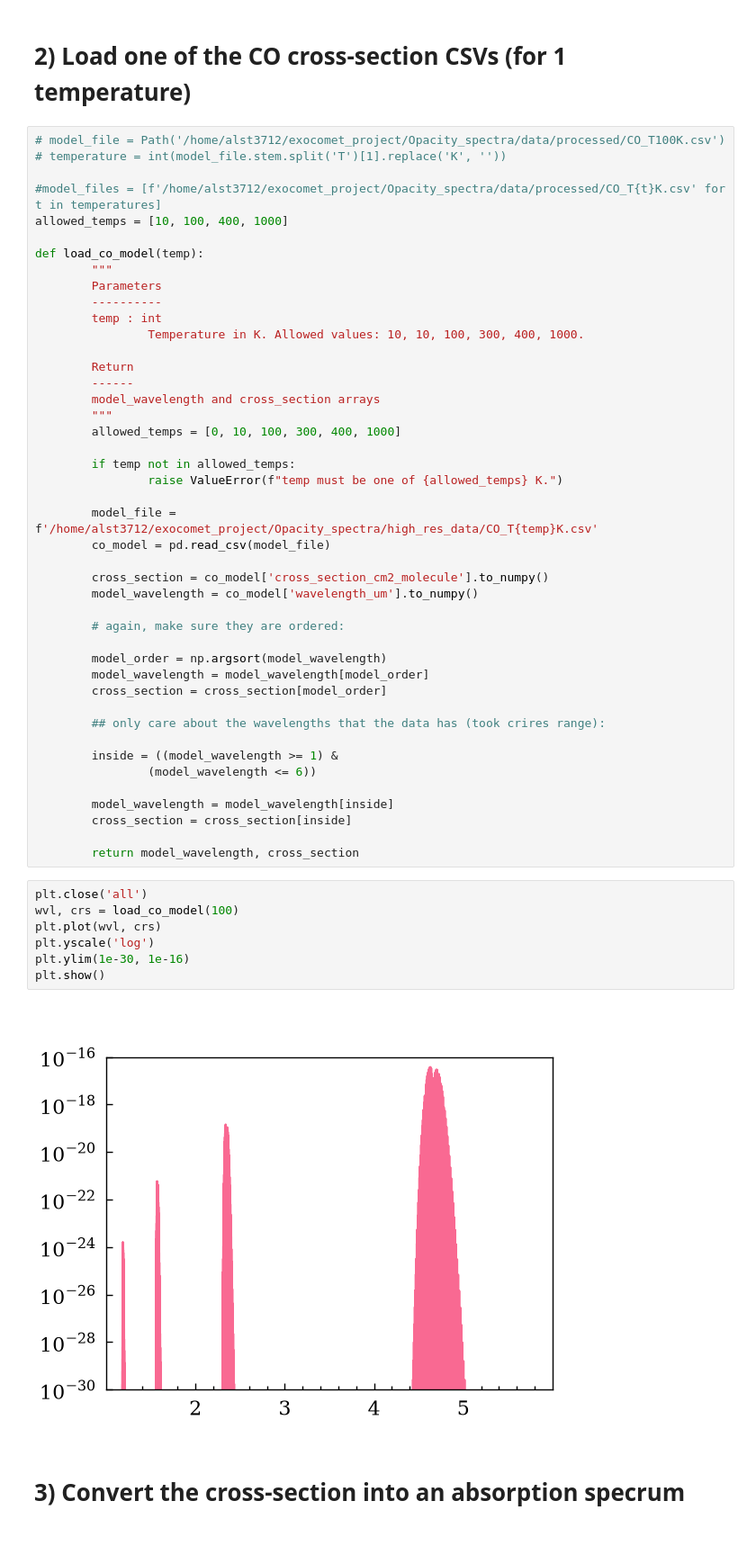
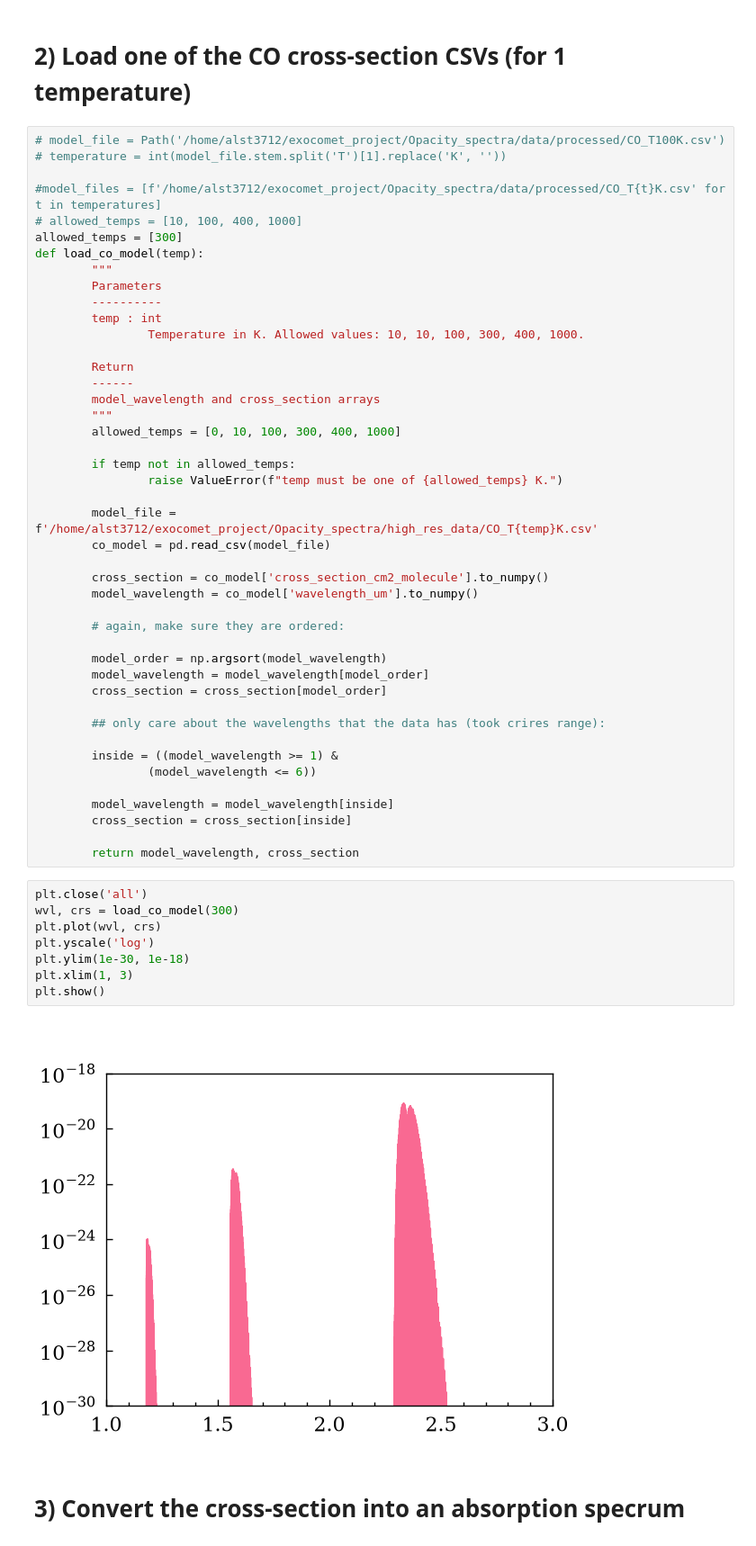
Before and after one commit to allsmurph/Exocomets-Pymolfit, a Jupyter notebook: load_files_for_ccf_new.ipynb, the cells around one changed output. Shown at 90% size. Drawn from its saved outputs; the diff is of its cells as text.

```diff
--- a/load_files_for_ccf_new.ipynb
+++ b/load_files_for_ccf_new.ipynb
@@ -72,8 +74,8 @@ The median SNR is 46.88
 # temperature = int(model_file.stem.split('T')[1].replace('K', ''))
 
 #model_files = [f'/home/alst3712/exocomet_project/Opacity_spectra/data/processed/CO_T{t}K.csv' for t in temperatures]
-allowed_temps = [10, 100, 400, 1000]
-
+# allowed_temps = [10, 100, 400, 1000]
+allowed_temps = [300]
 def load_co_model(temp):
         """
         Parameters
@@ -113,13 +115,14 @@ def load_co_model(temp):
         return model_wavelength, cross_section
 # %%
 plt.close('all')
-wvl, crs = load_co_model(100)
+wvl, crs = load_co_model(300)
 plt.plot(wvl, crs)
 plt.yscale('log')
-plt.ylim(1e-30, 1e-16)
+plt.ylim(1e-30, 1e-18)
+plt.xlim(1, 3)
 plt.show()
 # %% [output]
-[figure, old version]
+[figure, new version]
 # %% [markdown]
 # 3) Convert the cross-section into an absorption specrum
 # %%
```
Also changed, not shown: parts of 3 cells of this notebook, 2 other files.
